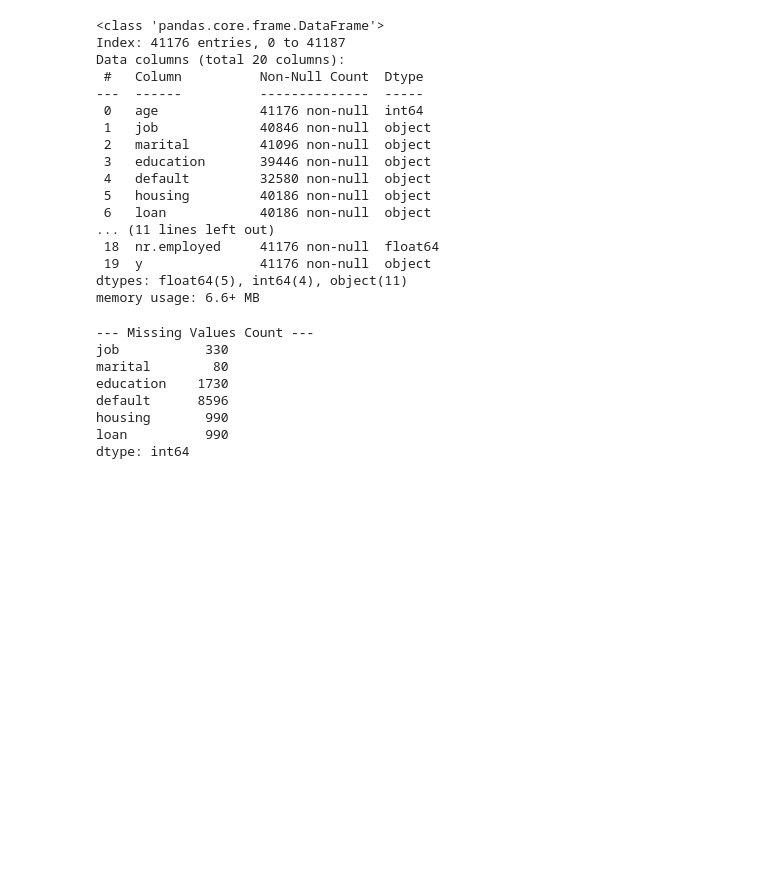
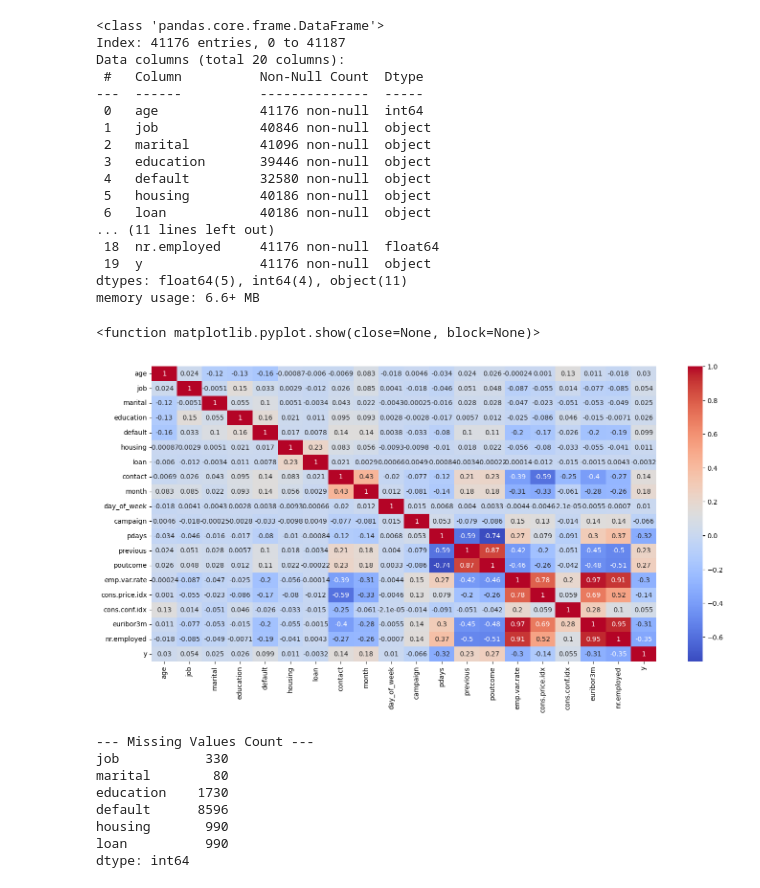
Before and after one commit to RizFie/Bank-Marketing-Neural-Network, a Jupyter notebook: main.ipynb, the cells around one changed output. Saved outputs shown, nothing was run; the diff lists cells and outputs as text; code cells hidden in the pictures; blank space fills up the shorter version.

Commit message:
Added correlation heatmap

```diff
--- a/main.ipynb
+++ b/main.ipynb
@@ -85,6 +87,19 @@ Data columns (total 20 columns):
  19  y               41176 non-null  object
 dtypes: float64(5), int64(4), object(11)
 memory usage: 6.6+ MB
+# %%
+df_viz = df.copy()
+
+for col in df_viz.select_dtypes(include='object').columns:
+    df_viz[col] = pd.factorize(df_viz[col])[0]
+
+# Generate heat map
+plt.figure(figsize=(17,8))
+sns.heatmap(df_viz.corr(), annot=True, cmap='coolwarm')
+plt.show
+# %% [output]
+<function matplotlib.pyplot.show(close=None, block=None)>
+[figure, added]
 # %%
 # This shows exactly which columns are broken
 print("\n--- Missing Values Count ---")
```
Also changed, not shown: parts of 2 cells of this notebook.
